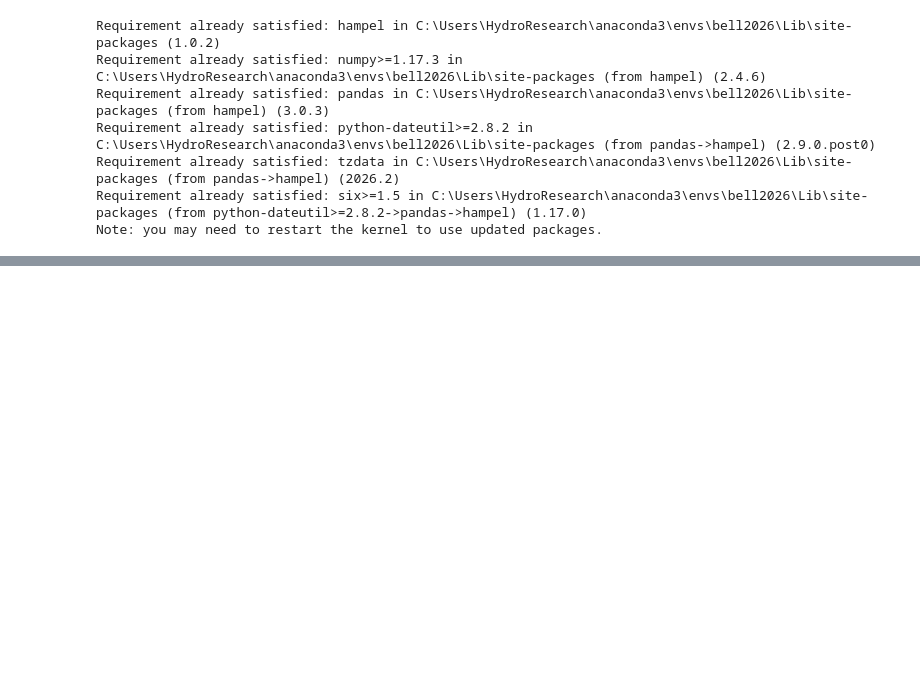
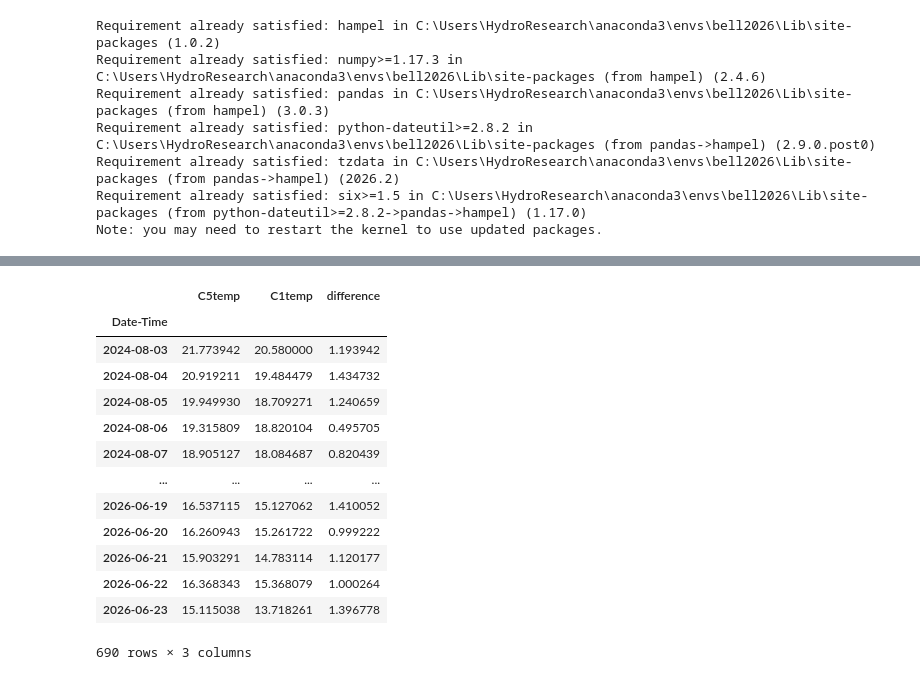
Before and after one commit to sauron-245/summer_26, a Jupyter notebook: summer 2026/CreeksBell2026.ipynb, the cells around one changed output, grey strips where cells are left out. Cells and saved outputs as stored; diff of their text form; code cells hidden in the pictures; blank space fills up the shorter version.

```diff
--- a/summer 2026/CreeksBell2026.ipynb
+++ b/summer 2026/CreeksBell2026.ipynb
@@ -161,3 +222,21 @@ diffdf = (C5filteredhobo - C1filteredhobo)
+# %%
+diffdf = diffdf.rename(columns = {"Temperature_x": "C5temp", "Temperature_y": "C1temp", "Temperature": "difference"})
+diffdf
+# %% [output]
+|  | C5temp | C1temp | difference |
+| Date-Time |  |  |  |
+| 2024-08-03 | 21.773942 | 20.580000 | 1.193942 |
+| 2024-08-04 | 20.919211 | 19.484479 | 1.434732 |
+| 2024-08-05 | 19.949930 | 18.709271 | 1.240659 |
+| 2024-08-06 | 19.315809 | 18.820104 | 0.495705 |
+| 2024-08-07 | 18.905127 | 18.084687 | 0.820439 |
+| ... | ... | ... | ... |
+| 2026-06-19 | 16.537115 | 15.127062 | 1.410052 |
+| 2026-06-20 | 16.260943 | 15.261722 | 0.999222 |
+| 2026-06-21 | 15.903291 | 14.783114 | 1.120177 |
+| 2026-06-22 | 16.368343 | 15.368079 | 1.000264 |
+| 2026-06-23 | 15.115038 | 13.718261 | 1.396778 |
+690 rows × 3 columns
 # %%
 fig, ax = plt.subplots(layout = 'constrained')
 
```
Also changed, not shown: parts of 13 cells of this notebook, 6 other files.
